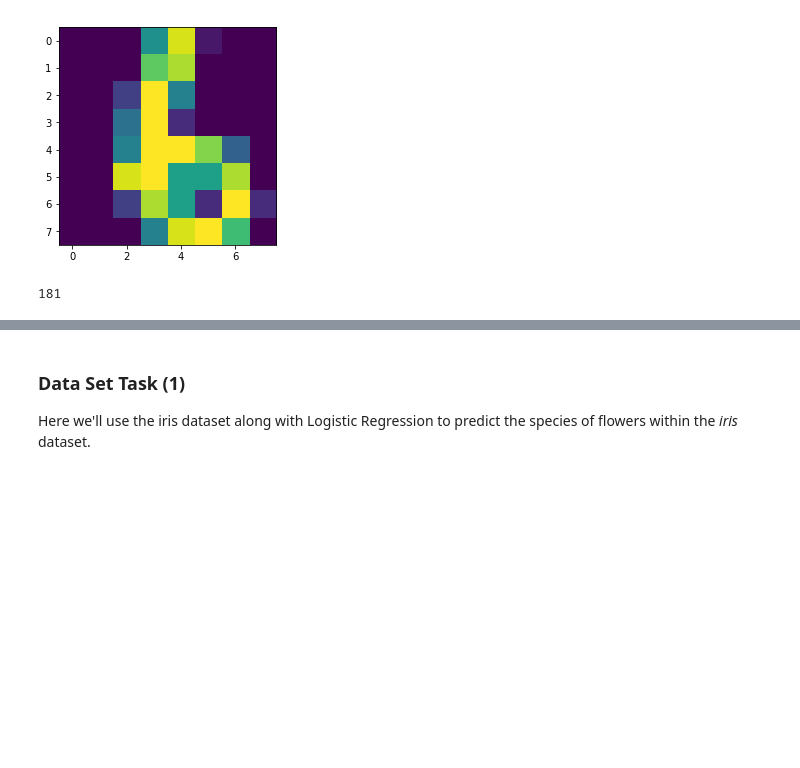
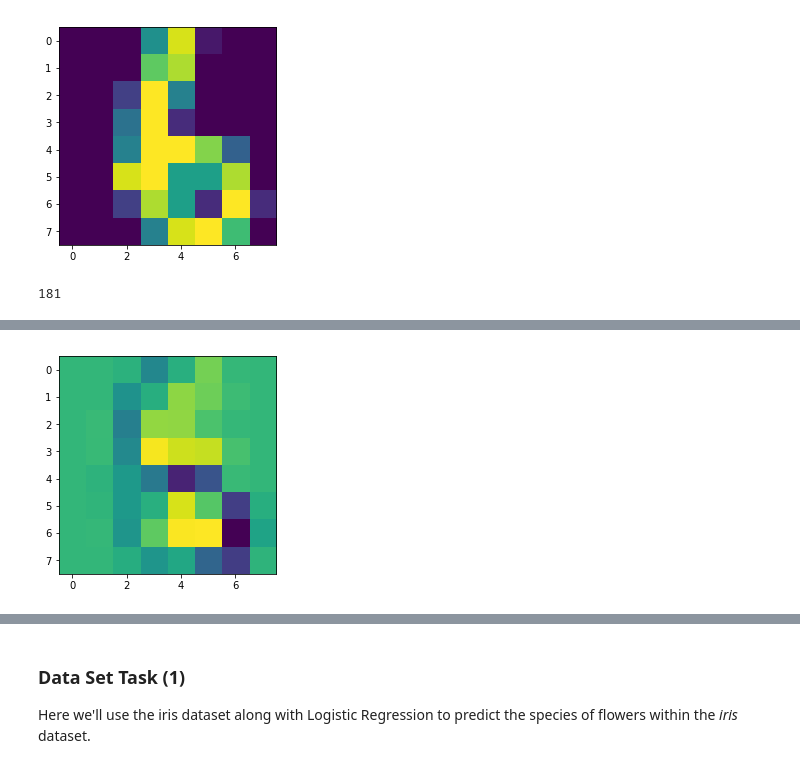
Before and after one commit to tduffy000/dse-i1020-midterm, a Jupyter notebook: midterm_questions.ipynb, the cells around one changed output, grey strips where cells are left out. Saved outputs shown, nothing was run; the diff lists cells and outputs as text; code cells hidden in the pictures; blank space fills up the shorter version.

```diff
--- a/midterm_questions.ipynb
+++ b/midterm_questions.ipynb
@@ -215,0 +237,9 @@ pos = int(np.random.uniform(0, six_mask.sum()))
+# %%
+# good gravy
+# what if we only look at average along first 6 components?
+N_COMPS = 6
+pca = PCA(N_COMPS)
+pca.fit(X)
+_ = plt.imshow(np.average(pca.components_,axis=0).reshape(8,8))
+# %% [output]
+[figure, added]
```
Also changed, not shown: parts of 24 cells of this notebook.
